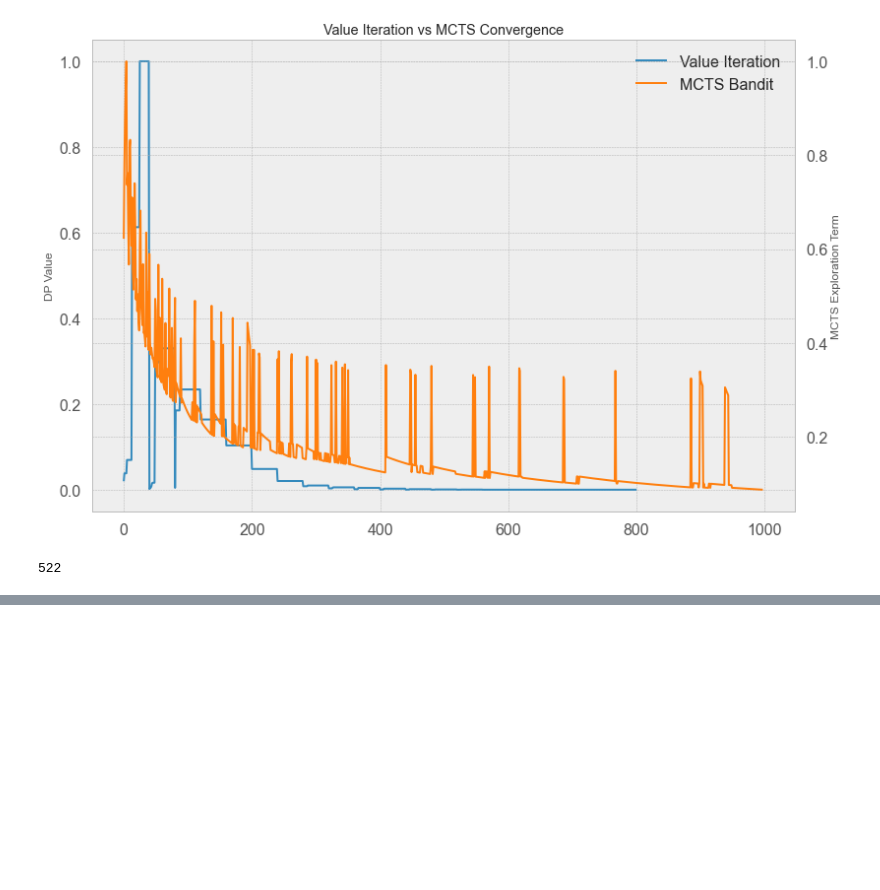
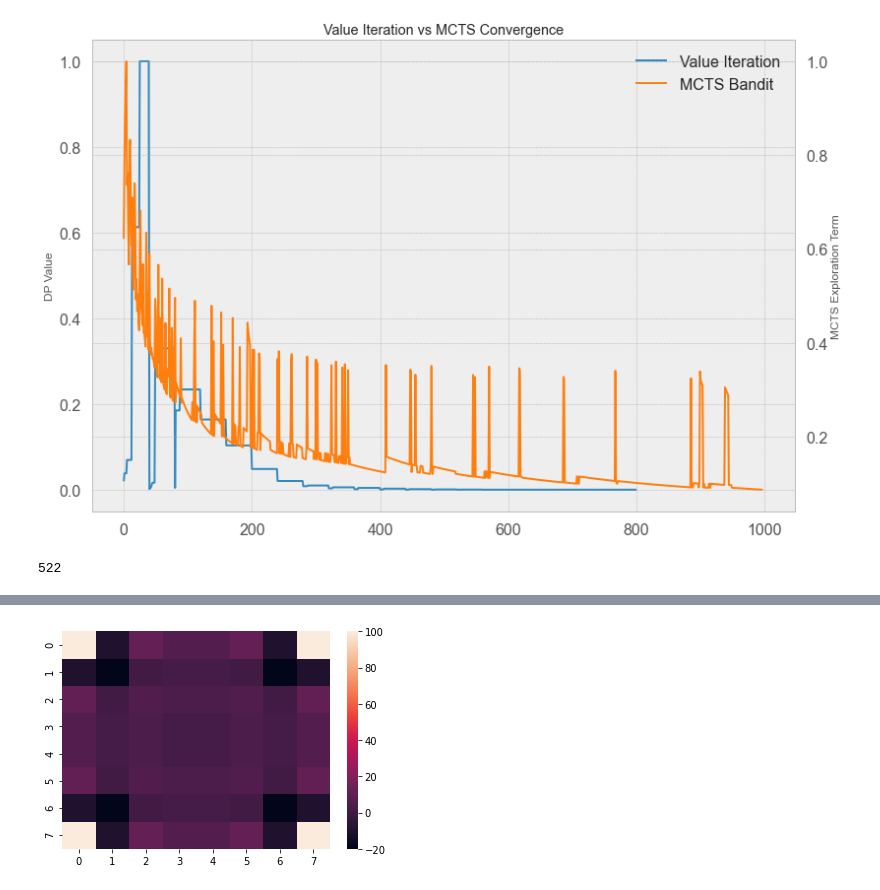
Before and after one commit to larkz/mcts-plots, a Jupyter notebook: conv_plot.ipynb, the cells around one changed output, grey strips where cells are left out. Cells and saved outputs as stored; diff of their text form; code cells hidden in the pictures; blank space fills up the shorter version.

```diff
--- a/conv_plot.ipynb
+++ b/conv_plot.ipynb
@@ -121,0 +166,7 @@ early_stop_vi[0][0]
+# %%
+import numpy as np
+import seaborn as sns
+
+ax = sns.heatmap(reversi_heu)
+# %% [output]
+[figure, added]
```
Also changed, not shown: parts of 6 cells of this notebook.
